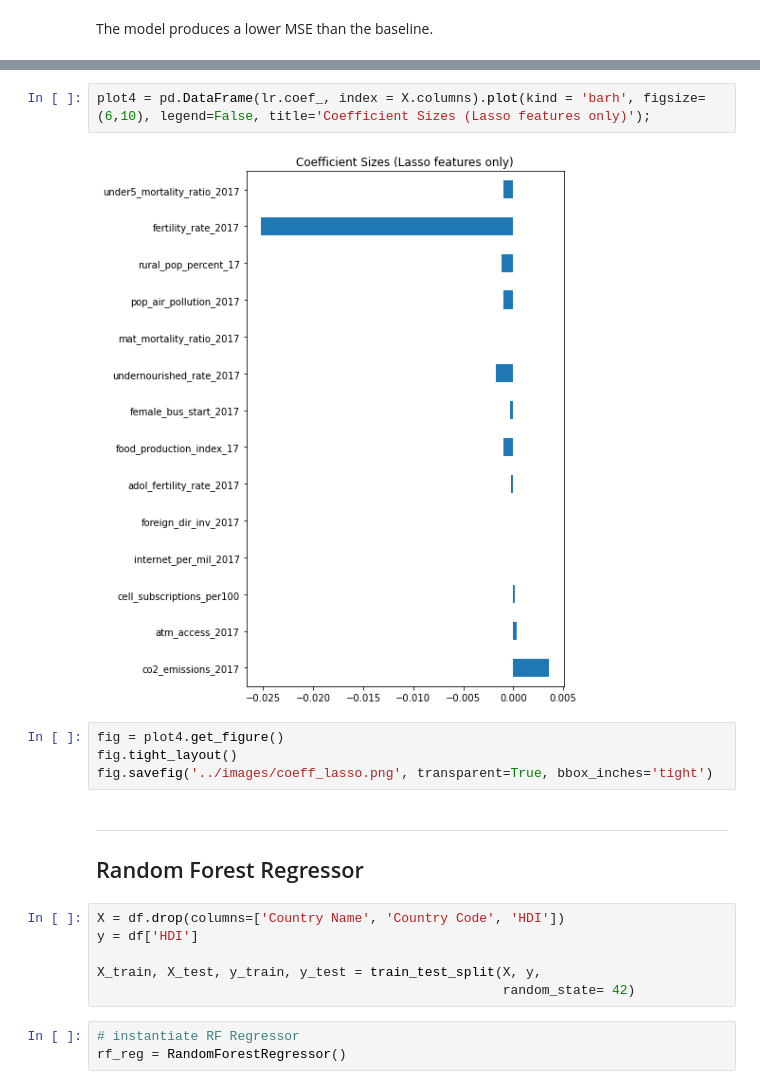
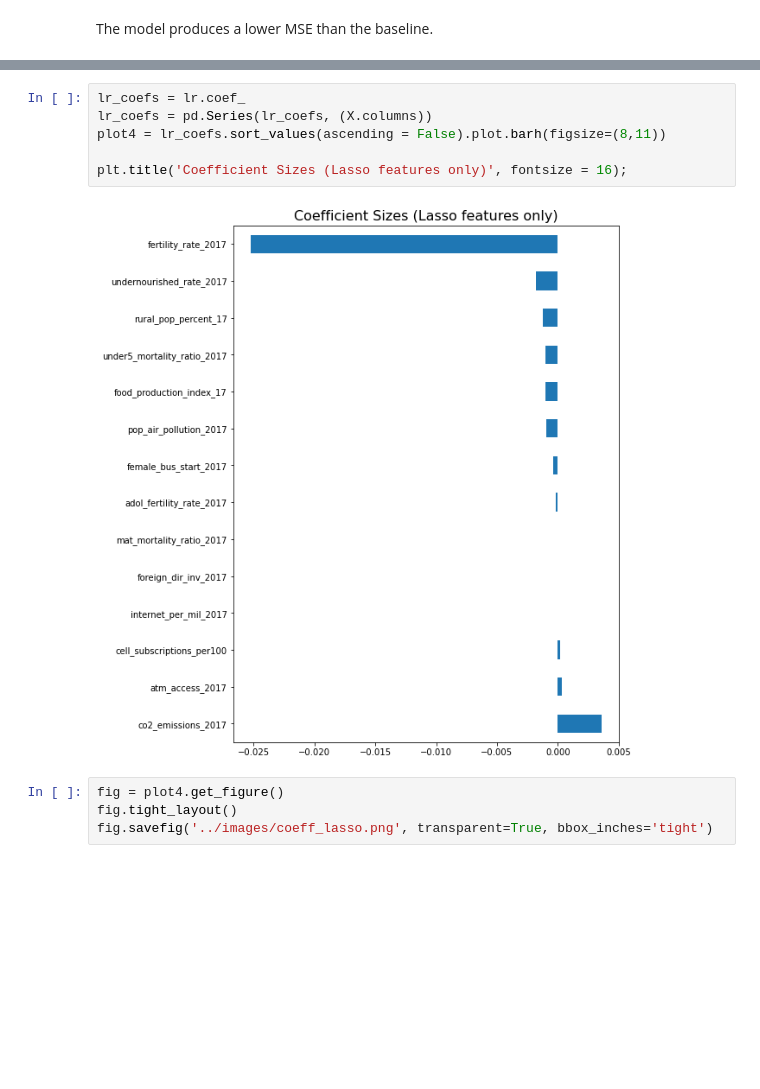
Before and after one commit to pemurp19/Predicting-HDI---Human-Development-Indicators, a Jupyter notebook: code/linear_regression.ipynb, the cells around one changed output, grey strips where cells are left out. Cells and saved outputs as stored; diff of their text form; blank space fills up the shorter version.

```diff
--- a/code/linear_regression.ipynb
+++ b/code/linear_regression.ipynb
@@ -326,21 +349,12 @@ The model produces a lower MSE than the baseline.
 # %%
-plot4 = pd.DataFrame(lr.coef_, index = X.columns).plot(kind = 'barh', figsize=(6,10), legend=False, title='Coefficient Sizes (Lasso features only)');
+lr_coefs = lr.coef_
+lr_coefs = pd.Series(lr_coefs, (X.columns))
+plot4 = lr_coefs.sort_values(ascending = False).plot.barh(figsize=(8,11))
+
+plt.title('Coefficient Sizes (Lasso features only)', fontsize = 16);
 # %% [output]
-[figure, old version]
+[figure, new version]
 # %%
 fig = plot4.get_figure()
 fig.tight_layout()
 fig.savefig('../images/coeff_lasso.png', transparent=True, bbox_inches='tight')
-# %% [markdown]
-------
-
-## Random Forest Regressor
-# %%
-X = df.drop(columns=['Country Name', 'Country Code', 'HDI'])
-y = df['HDI']
-
-X_train, X_test, y_train, y_test = train_test_split(X, y,
-                                                    random_state= 42)
-# %%
-# instantiate RF Regressor
-rf_reg = RandomForestRegressor()
```
Also changed, not shown: parts of 19 cells of this notebook, 2 other files.
